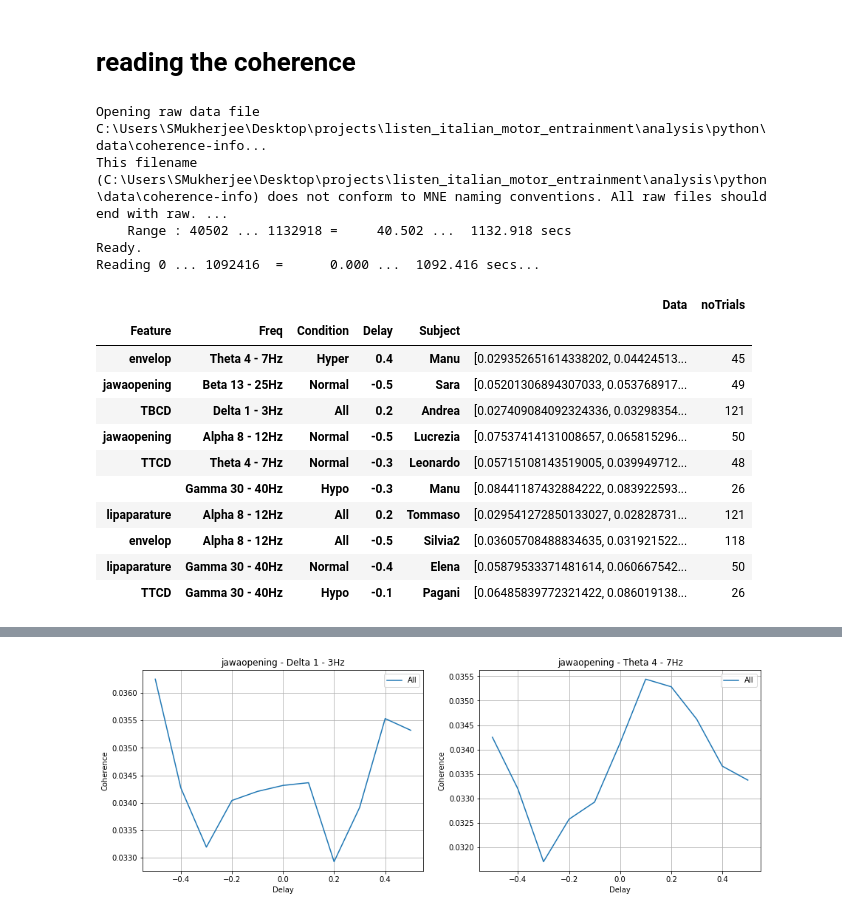
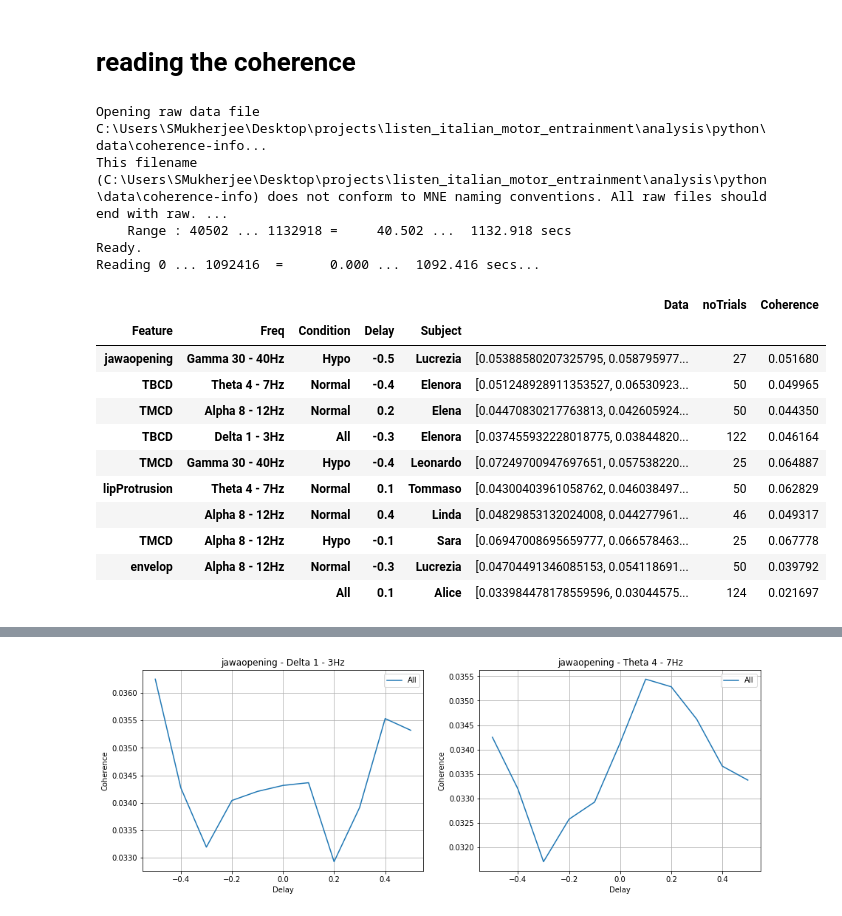
Before and after one commit to sankar-mukherjee/entrainment_python, a Jupyter notebook: coherence_investigate.ipynb, the cells around one changed output, grey strips where cells are left out. Saved outputs shown, nothing was run; the diff lists cells and outputs as text; code cells hidden in the pictures.

```diff
--- a/coherence_investigate.ipynb
+++ b/coherence_investigate.ipynb
@@ -9,8 +9,12 @@ import pandas as pd
 import warnings
 warnings.filterwarnings('ignore')
 from tqdm import tnrange, tqdm_notebook
+import seaborn as sns
 
-data_path = os.path.dirname(os.path.dirname(os.getcwd()))
+sns.set(style="darkgrid")
+sns.set(font_scale=1.5)
+
+data_path = os.path.dirname(os.getcwd())
 
 subject_name = ['Alice','Andrea','Daniel','Elena','Elenora','Elisa','Federica','Francesca','Gianluca1','Giada','Giorgia',
                 'Jonluca','Laura','Leonardo','Linda','Lucrezia','Manu','Marco','Martina','Pagani','Pasquale','Sara',
@@ -19,41 +23,45 @@ subject_name = ['Alice','Andrea','Daniel','Elena','Elenora','Elisa','Federica','
 # reading the coherence
 # %%
 trial_len = 2
-remove_first = 0.5 #seconds
+remove_first = 0 #seconds
 
-save_path = data_path + '/analysis/python/data/coherence'
+save_path = data_path + '/data/coherence'
 
 info = mne.io.read_raw_fif((save_path+'-info'),preload=True)
-save_path = data_path + '/analysis/python/data/coherence-trialLen-'+str(trial_len)+'-removedFirst-'+str(remove_first)+'s'
+save_path = data_path + '/data/coherence-trialLen-'+str(trial_len)+'-removedFirst-'+str(remove_first)+'s'
 
 a=[]
 for s in subject_name:
     a.append(pd.read_pickle(save_path+'-'+s))
 
 data = pd.concat((a),axis=0)
 data['Delay']=data['Delay'] - 0.5
 data['Delay']=data['Delay'].round(decimals=1)
 data.set_index(['Feature','Freq','Condition','Delay','Subject'], inplace=True)
 data.sort_index(inplace=True)
+
+a  = data['Data'].apply(lambda x: np.mean(x))
+data['Coherence'] = pd.Series(a, index=data.index)
+
 data.sample(10)
 # %% [output]
 Opening raw data file C:\Users\SMukherjee\Desktop\projects\listen_italian_motor_entrainment\analysis\python\data\coherence-info...
 This filename (C:\Users\SMukherjee\Desktop\projects\listen_italian_motor_entrainment\analysis\python\data\coherence-info) does not conform to MNE naming conventions. All raw files should end with raw. ...
     Range : 40502 ... 1132918 =     40.502 ...  1132.918 secs
 Ready.
 Reading 0 ... 1092416  =      0.000 ...  1092.416 secs...
-|  |  |  |  |  | Data | noTrials |
-| Feature | Freq | Condition | Delay | Subject |  |  |
-| envelop | Theta 4 - 7Hz | Hyper | 0.4 | Manu | [0.029352651614338202, 0.04424513... | 45 |
-| jawaopening | Beta 13 - 25Hz | Normal | -0.5 | Sara | [0.05201306894307033, 0.053768917... | 49 |
-| TBCD | Delta 1 - 3Hz | All | 0.2 | Andrea | [0.027409084092324336, 0.03298354... | 121 |
-| jawaopening | Alpha 8 - 12Hz | Normal | -0.5 | Lucrezia | [0.07537414131008657, 0.065815296... | 50 |
-| TTCD | Theta 4 - 7Hz | Normal | -0.3 | Leonardo | [0.05715108143519005, 0.039949712... | 48 |
-|  | Gamma 30 - 40Hz | Hypo | -0.3 | Manu | [0.08441187432884222, 0.083922593... | 26 |
-| lipaparature | Alpha 8 - 12Hz | All | 0.2 | Tommaso | [0.029541272850133027, 0.02828731... | 121 |
-| envelop | Alpha 8 - 12Hz | All | -0.5 | Silvia2 | [0.03605708488834635, 0.031921522... | 118 |
-| lipaparature | Gamma 30 - 40Hz | Normal | -0.4 | Elena | [0.05879533371481614, 0.060667542... | 50 |
-| TTCD | Gamma 30 - 40Hz | Hypo | -0.1 | Pagani | [0.06485839772321422, 0.086019138... | 26 |
+|  |  |  |  |  | Data | noTrials | Coherence |
+| Feature | Freq | Condition | Delay | Subject |  |  |  |
+| jawaopening | Gamma 30 - 40Hz | Hypo | -0.5 | Lucrezia | [0.05388580207325795, 0.058795977... | 27 | 0.051680 |
+| TBCD | Theta 4 - 7Hz | Normal | -0.4 | Elenora | [0.051248928911353527, 0.06530923... | 50 | 0.049965 |
+| TMCD | Alpha 8 - 12Hz | Normal | 0.2 | Elena | [0.04470830217763813, 0.042605924... | 50 | 0.044350 |
+| TBCD | Delta 1 - 3Hz | All | -0.3 | Elenora | [0.037455932228018775, 0.03844820... | 122 | 0.046164 |
+| TMCD | Gamma 30 - 40Hz | Hypo | -0.4 | Leonardo | [0.07249700947697651, 0.057538220... | 25 | 0.064887 |
+| lipProtrusion | Theta 4 - 7Hz | Normal | 0.1 | Tommaso | [0.04300403961058762, 0.046038497... | 50 | 0.062829 |
+|  | Alpha 8 - 12Hz | Normal | 0.4 | Linda | [0.04829853132024008, 0.044277961... | 46 | 0.049317 |
+| TMCD | Alpha 8 - 12Hz | Hypo | -0.1 | Sara | [0.06947008695659777, 0.066578463... | 25 | 0.067778 |
+| envelop | Alpha 8 - 12Hz | Normal | -0.3 | Lucrezia | [0.04704491346085153, 0.054118691... | 50 | 0.039792 |
+|  |  | All | 0.1 | Alice | [0.033984478178559596, 0.03044575... | 124 | 0.021697 |
 # %%
 condition = ['Hyper','Normal','Hypo','All']
 a=pd.DataFrame(data.loc['envelop','Delta 1 - 3Hz',condition,0,subject_name])
```
Also changed, not shown: parts of 6 cells of this notebook.
